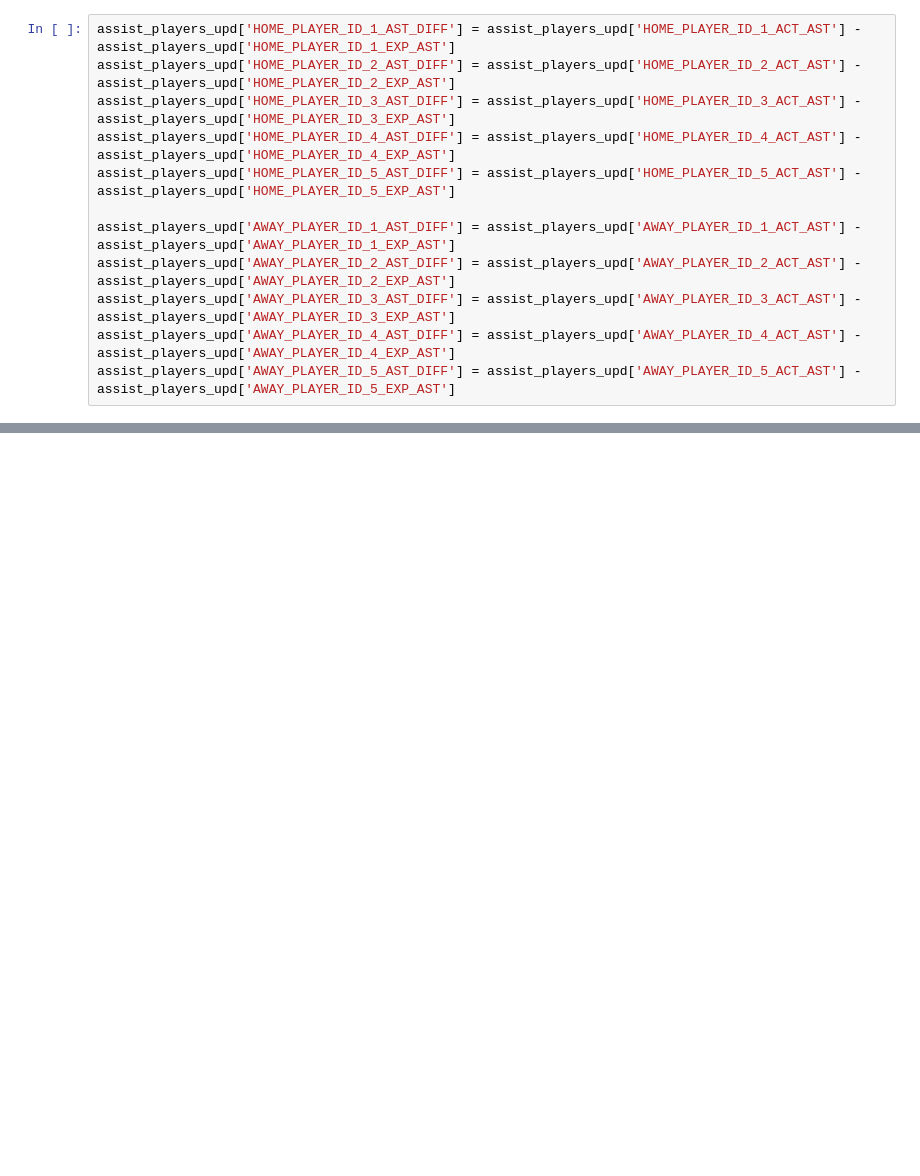
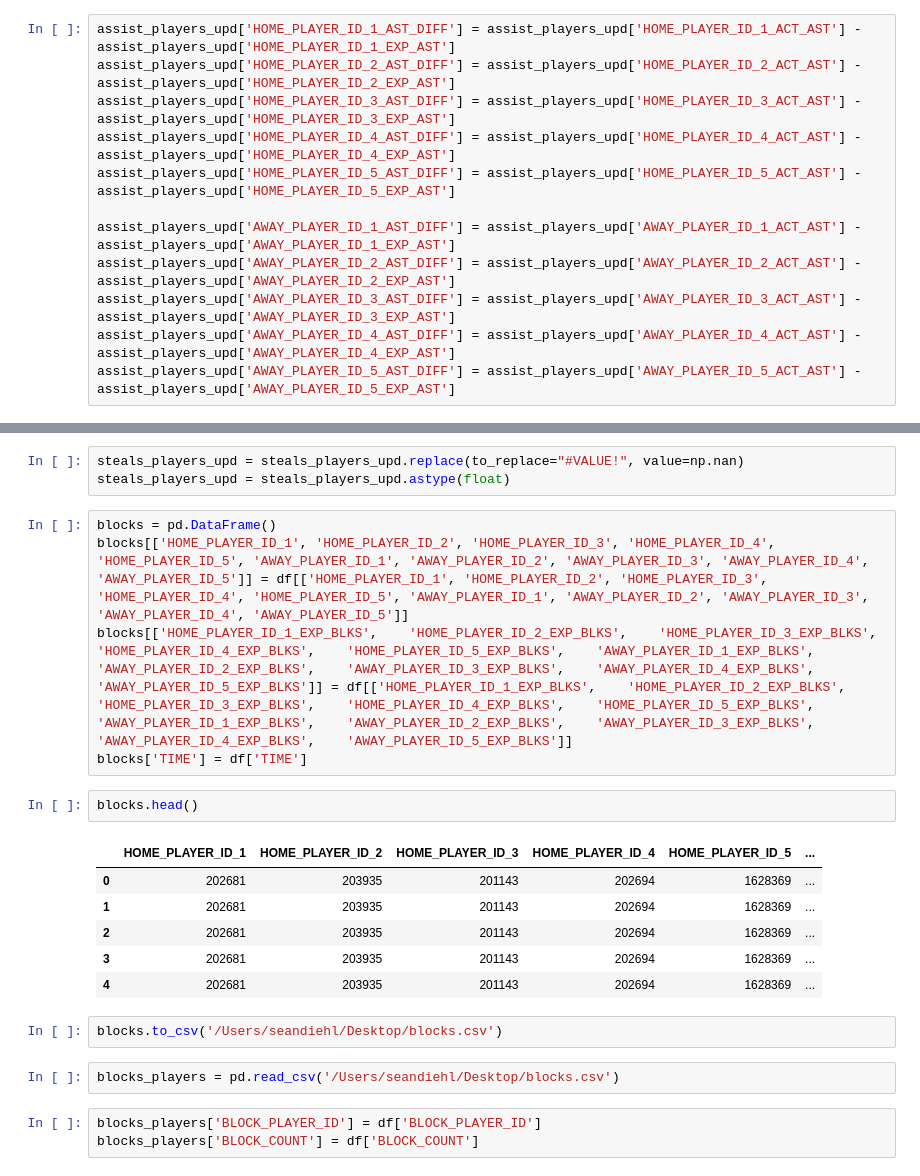
Before and after one commit to SPDiehl/thesis, a Jupyter notebook: HeatCheck.ipynb, the cells around one changed output, grey strips where cells are left out. Drawn from its saved outputs; the diff is of its cells as text; blank space fills up the shorter version.

```diff
--- a/HeatCheck.ipynb
+++ b/HeatCheck.ipynb
@@ -398,0 +350,24 @@ heat_check.head()
+# %%
+steals_players_upd = steals_players_upd.replace(to_replace="#VALUE!", value=np.nan)
+steals_players_upd = steals_players_upd.astype(float)
+# %%
+blocks = pd.DataFrame()
+blocks[['HOME_PLAYER_ID_1', 'HOME_PLAYER_ID_2', 'HOME_PLAYER_ID_3', 'HOME_PLAYER_ID_4', 'HOME_PLAYER_ID_5', 'AWAY_PLAYER_ID_1', 'AWAY_PLAYER_ID_2', 'AWAY_PLAYER_ID_3', 'AWAY_PLAYER_ID_4', 'AWAY_PLAYER_ID_5']] = df[['HOME_PLAYER_ID_1', 'HOME_PLAYER_ID_2', 'HOME_PLAYER_ID_3', 'HOME_PLAYER_ID_4', 'HOME_PLAYER_ID_5', 'AWAY_PLAYER_ID_1', 'AWAY_PLAYER_ID_2', 'AWAY_PLAYER_ID_3', 'AWAY_PLAYER_ID_4', 'AWAY_PLAYER_ID_5']]
+blocks[['HOME_PLAYER_ID_1_EXP_BLKS',	'HOME_PLAYER_ID_2_EXP_BLKS',	'HOME_PLAYER_ID_3_EXP_BLKS',	'HOME_PLAYER_ID_4_EXP_BLKS',	'HOME_PLAYER_ID_5_EXP_BLKS',	'AWAY_PLAYER_ID_1_EXP_BLKS',	'AWAY_PLAYER_ID_2_EXP_BLKS',	'AWAY_PLAYER_ID_3_EXP_BLKS',	'AWAY_PLAYER_ID_4_EXP_BLKS',	'AWAY_PLAYER_ID_5_EXP_BLKS']] = df[['HOME_PLAYER_ID_1_EXP_BLKS',	'HOME_PLAYER_ID_2_EXP_BLKS',	'HOME_PLAYER_ID_3_EXP_BLKS',	'HOME_PLAYER_ID_4_EXP_BLKS',	'HOME_PLAYER_ID_5_EXP_BLKS',	'AWAY_PLAYER_ID_1_EXP_BLKS',	'AWAY_PLAYER_ID_2_EXP_BLKS',	'AWAY_PLAYER_ID_3_EXP_BLKS',	'AWAY_PLAYER_ID_4_EXP_BLKS',	'AWAY_PLAYER_ID_5_EXP_BLKS']]
+blocks['TIME'] = df['TIME']
+# %%
+blocks.head()
+# %% [output]
+|  | HOME_PLAYER_ID_1 | HOME_PLAYER_ID_2 | HOME_PLAYER_ID_3 | HOME_PLAYER_ID_4 | HOME_PLAYER_ID_5 | ... |
+| 0 | 202681 | 203935 | 201143 | 202694 | 1628369 | ... |
+| 1 | 202681 | 203935 | 201143 | 202694 | 1628369 | ... |
+| 2 | 202681 | 203935 | 201143 | 202694 | 1628369 | ... |
+| 3 | 202681 | 203935 | 201143 | 202694 | 1628369 | ... |
+| 4 | 202681 | 203935 | 201143 | 202694 | 1628369 | ... |
+# %%
+blocks.to_csv('/Users/seandiehl/Desktop/blocks.csv')
+# %%
+blocks_players = pd.read_csv('/Users/seandiehl/Desktop/blocks.csv')
+# %%
+blocks_players['BLOCK_PLAYER_ID'] = df['BLOCK_PLAYER_ID']
+blocks_players['BLOCK_COUNT'] = df['BLOCK_COUNT']
```
Also changed, not shown: parts of 177 cells of this notebook.
